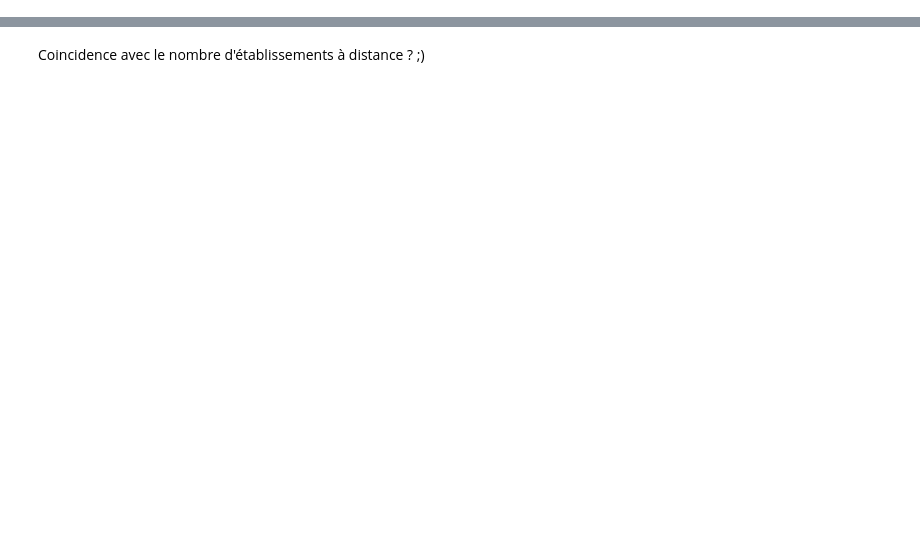
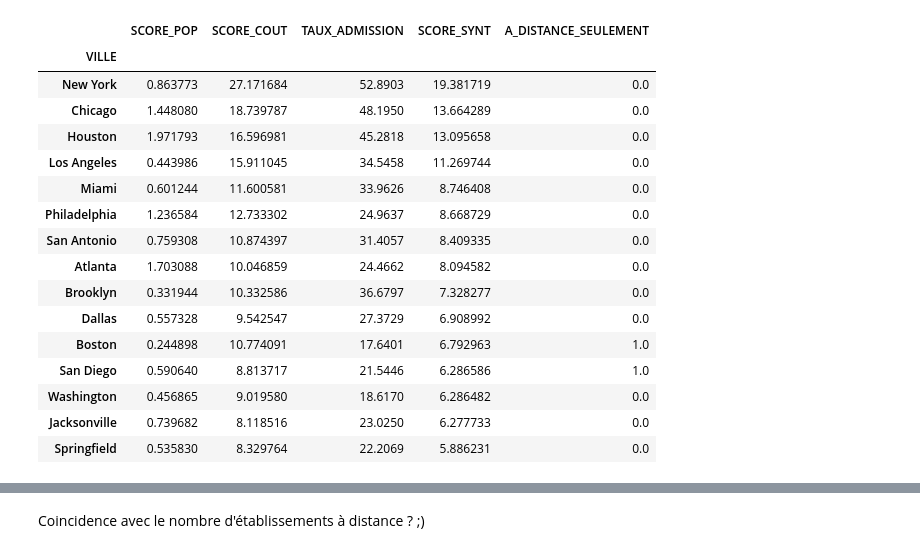
Before and after one commit to DrHadiNono/Notebooks-OC, a Jupyter notebook: Cours & Tests/Analyse & Nettoyage/EdTech_Dataset_et_Notebook/exercice.ipynb, the cells around one changed output, grey strips where cells are left out. Drawn from its saved outputs; the diff is of its cells as text; code cells hidden in the pictures; blank space fills up the shorter version.

```diff
--- a/Cours & Tests/Analyse & Nettoyage/EdTech_Dataset_et_Notebook/exercice.ipynb
+++ b/Cours & Tests/Analyse & Nettoyage/EdTech_Dataset_et_Notebook/exercice.ipynb
@@ -185,9 +211,15 @@ Dans un premier temps remplacez les taux d'admission manquants par la valeur mé
 <img src='./oc_logo.png' width=15px /> Nous allons maintenant créer un score entre 0 et 1 pour noter le critère population étudiante de chaque ville (1 ville pour la plus peuplée, 0 pour la moins peuplée).
 
 Créez une colonne `SCORE_POP` contenant le score de la variable `NOMBRE_ETUDIANTS_DEMANDEURS`.
+# %%
+df['SCORE_POP'] = df['NOMBRE_ETUDIANTS']/df['NOMBRE_ETUDIANTS_DEMANDEURS'].max()
 # %% [markdown]
 <img src='./oc_logo.png' width=15px /> Créez une colonne `SCORE_COUT` contenant le score issu de la variable `COUT_MOYEN_ANNEE_ACADEMIE`.
+# %%
+df['SCORE_COUT'] = df['COUT_MOYEN_ANNEE_ACADEMIE']/df['COUT_MOYEN_ANNEE_ACADEMIE'].max()
 # %% [markdown]
 <img src='./oc_logo.png' width=15px /> Créez une colonne `SCORE_DEFAUT` contenant le score issu de la variable `DEFAUT_PAIEMENT`.
+# %%
+df['SCORE_DEFAUT'] = df['DEFAUT_PAIEMENT']/df['DEFAUT_PAIEMENT'].max()
 # %% [markdown]
 <img src='./oc_logo.png' width=15px /> Par curiosité, on se demande si il existe une relation entre les variables `SCORE_DEFAUT` et `SCORE_COUT`. Pour démontrer cela, calculer la corrélation linéaire entre les deux variables.
@@ -198,5 +234,7 @@ Créez une colonne `SCORE_POP` contenant le score de la variable `NOMBRE_ETUDIAN
 - Taux d'admission faible
 
 Utilisez les scores calculés précédemment pour construire un nouvel indicateur (`SCORE_SYNT`) synthétisant ces propriétés.
+# %%
+df['SCORE_SYNT'] =  (df['SCORE_POP'] + df['SCORE_COUT'] + (1 - df['TAUX_ADMISSION'])) / 3
 # %% [markdown]
 <img src='./oc_logo.png' width=15px /> Donnez la liste des 15 établissements les mieux classés par rapport à `SCORE_SYNT`
@@ -205,2 +282,22 @@ Utilisez les scores calculés précédemment pour construire un nouvel indicateu
+# %%
+df.groupby('VILLE')[['VILLE', 'SCORE_POP', 'SCORE_COUT', 'TAUX_ADMISSION', 'SCORE_SYNT','A_DISTANCE_SEULEMENT']].sum().sort_values('SCORE_SYNT', ascending=False).head(15)
+# %% [output]
+|  | SCORE_POP | SCORE_COUT | TAUX_ADMISSION | SCORE_SYNT | A_DISTANCE_SEULEMENT |
+| VILLE |  |  |  |  |  |
+| New York | 0.863773 | 27.171684 | 52.8903 | 19.381719 | 0.0 |
+| Chicago | 1.448080 | 18.739787 | 48.1950 | 13.664289 | 0.0 |
+| Houston | 1.971793 | 16.596981 | 45.2818 | 13.095658 | 0.0 |
+| Los Angeles | 0.443986 | 15.911045 | 34.5458 | 11.269744 | 0.0 |
+| Miami | 0.601244 | 11.600581 | 33.9626 | 8.746408 | 0.0 |
+| Philadelphia | 1.236584 | 12.733302 | 24.9637 | 8.668729 | 0.0 |
+| San Antonio | 0.759308 | 10.874397 | 31.4057 | 8.409335 | 0.0 |
+| Atlanta | 1.703088 | 10.046859 | 24.4662 | 8.094582 | 0.0 |
+| Brooklyn | 0.331944 | 10.332586 | 36.6797 | 7.328277 | 0.0 |
+| Dallas | 0.557328 | 9.542547 | 27.3729 | 6.908992 | 0.0 |
+| Boston | 0.244898 | 10.774091 | 17.6401 | 6.792963 | 1.0 |
+| San Diego | 0.590640 | 8.813717 | 21.5446 | 6.286586 | 1.0 |
+| Washington | 0.456865 | 9.019580 | 18.6170 | 6.286482 | 0.0 |
+| Jacksonville | 0.739682 | 8.118516 | 23.0250 | 6.277733 | 0.0 |
+| Springfield | 0.535830 | 8.329764 | 22.2069 | 5.886231 | 0.0 |
 # %% [markdown]
 <img src='./oc_logo.png' width=15px /> Et les états ?
```
Also changed, not shown: parts of 14 cells of this notebook, 11 other files.
